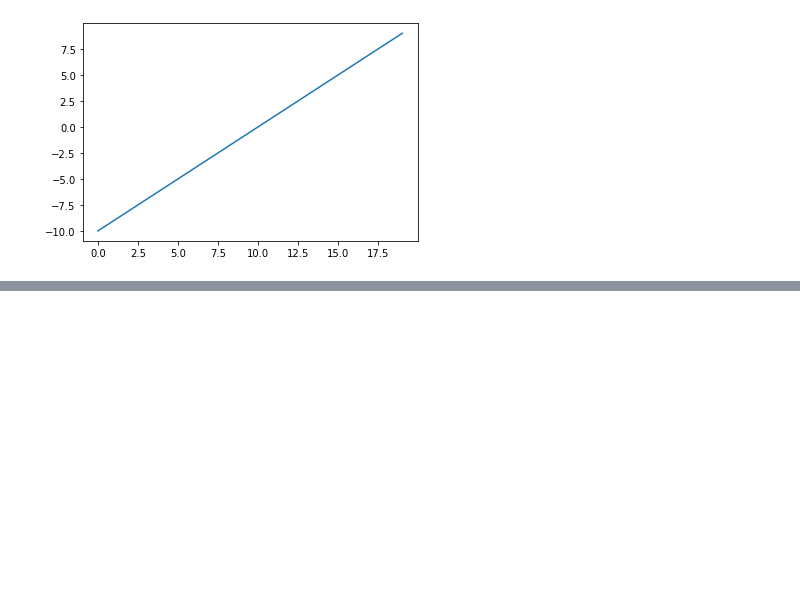
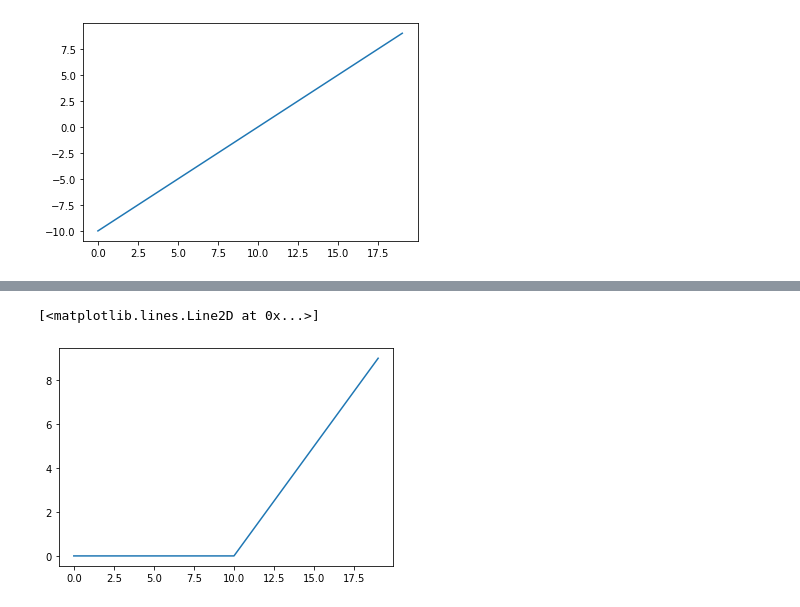
Before and after one commit to LiTaokui/TensorFlow-Deep-Learning, a Jupyter notebook: 02_neural_network_classification_with_tensorflow.ipynb, the cells around one changed output, grey strips where cells are left out. Cells and saved outputs as stored; diff of their text form; code cells hidden in the pictures; blank space fills up the shorter version.

```diff
--- a/02_neural_network_classification_with_tensorflow.ipynb
+++ b/02_neural_network_classification_with_tensorflow.ipynb
@@ -543,0 +575,6 @@ plt.plot(A);
+# %%
+# plot relu-modified tensor
+plt.plot(relu(A))
+# %% [output]
+[<matplotlib.lines.Line2D at 0x...>]
+[figure, added]
```
Also changed, not shown: parts of 7 cells of this notebook.
